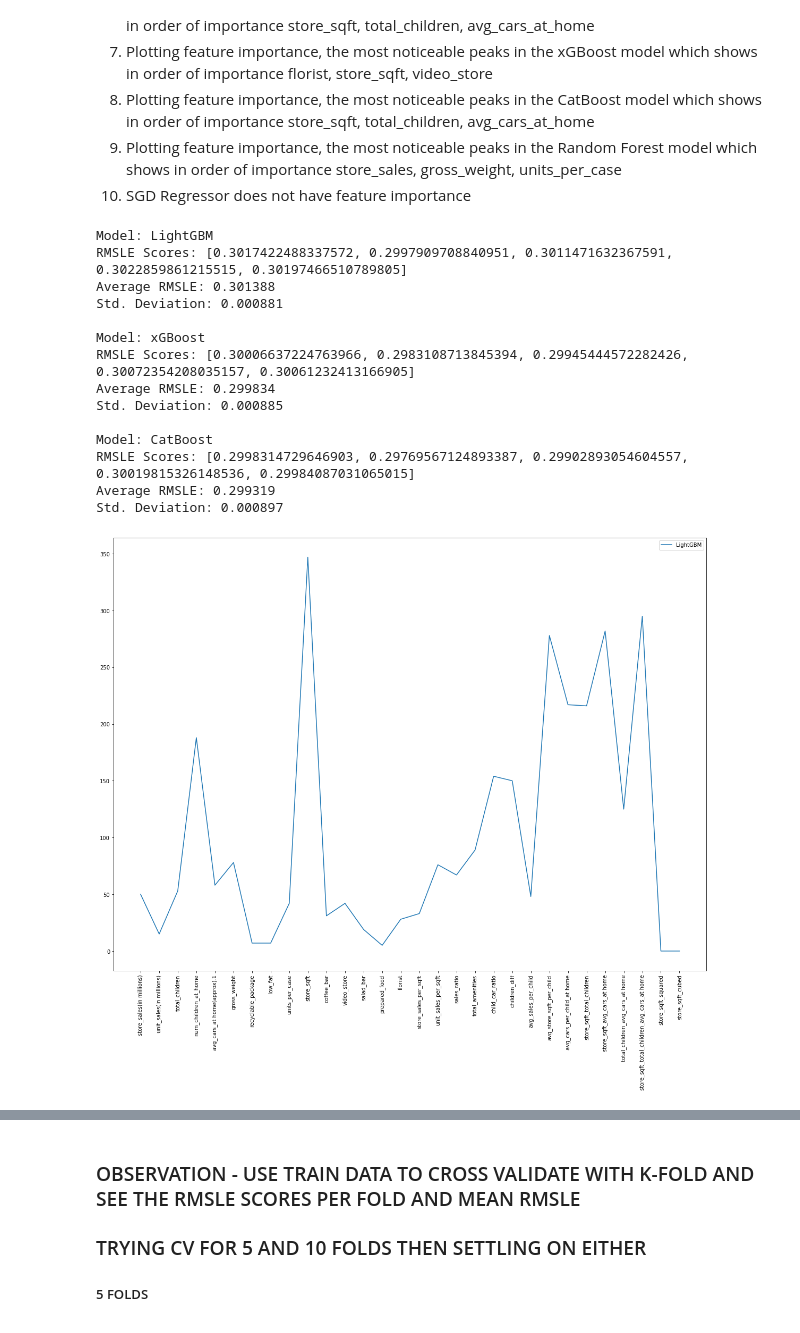
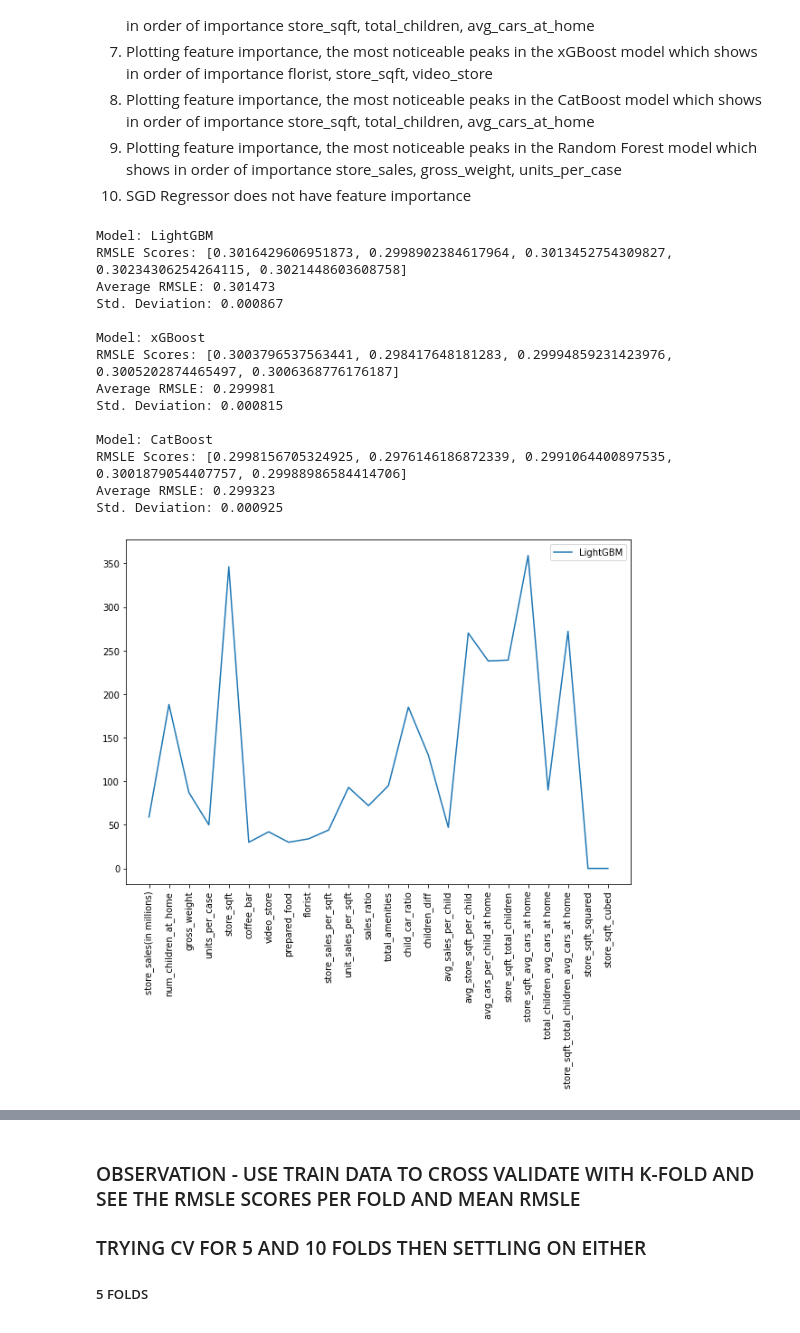
Before and after one commit to hardboyvino/kaggle_competition, a Jupyter notebook: playground_3.11/playground.ipynb, the cells around one changed output, grey strips where cells are left out. Saved outputs shown, nothing was run; the diff lists cells and outputs as text; code cells hidden in the pictures.

Commit message:
Remove more features based on feature importances
Removed features that are not as important, making the decision using the feature importances graph for CatBoostRegressor

```diff
--- a/playground_3.11/playground.ipynb
+++ b/playground_3.11/playground.ipynb
@@ -263,18 +261,17 @@ df_val['store_sqft_cubed'] = df_val['store_sqft'] ** 3
 # Code is setup to either use the stratified train-val split data or the original train-test data provided
 
 try:
-
-    X_train = df_train.drop(["id", "cost", "cost_bins"], axis=1)
+    X_train = df_train.drop(["id", "cost", "cost_bins", "unit_sales(in millions)", "total_children", "avg_cars_at home(approx).1", "recyclable_package", "low_fat", "salad_bar"], axis=1)
     y_train = df_train["cost"]
 
-    X_test = df_val.drop(["id", "cost", "cost_bins"], axis=1)
+    X_test = df_val.drop(["id", "cost", "cost_bins", "unit_sales(in millions)", "total_children", "avg_cars_at home(approx).1", "recyclable_package", "low_fat", "salad_bar"], axis=1)
     y_test = df_val["cost"]
 
 except KeyError:
-    X_train = df_train.drop(["id", "cost"], axis=1)
+    X_train = df_train.drop(["id", "cost", "unit_sales(in millions)", "total_children", "avg_cars_at home(approx).1", "recyclable_package", "low_fat", "salad_bar"], axis=1)
     y_train = df_train["cost"]
 
-    X_test = df_val.drop(["id"], axis=1)
+    X_test = df_val.drop(["id", "unit_sales(in millions)", "total_children", "avg_cars_at home(approx).1", "recyclable_package", "low_fat", "salad_bar"], axis=1)
 # %%
 # Perform cross-validation and calculate the RMSLE
 
@@ -323,35 +320,35 @@ CatBoost performed the best on baseline data before feature engineering and data
 # %%
 for name, model in models.items():
     rmsle_scores = evaluate_model(model, X_train, y_train)
     mean_rmsle = np.mean(rmsle_scores)
     std = np.std(rmsle_scores)
 
     print(f"Model: {name}")
     print(f"RMSLE Scores: {rmsle_scores}")
     print(f"Average RMSLE: {mean_rmsle:.6f}")
     print(f"Std. Deviation: {std:.6f}")
     try:
-        plt.figure(figsize=(20, 15))
+        plt.figure(figsize=(10, 7))
         plt.plot(model.feature_importances_, label=name)
         plt.xticks(np.arange(X_train.shape[1]), X_train.columns.tolist(), rotation=90)
         plt.legend()
 
-    except AttributeError: #Incase the model does not have 'feature_importances_'
+    except AttributeError: #Incase the model does not have "feature_importances_"
         pass
     print()
 # %% [output]
 Model: LightGBM
-RMSLE Scores: [0.3017422488337572, 0.2997909708840951, 0.3011471632367591, 0.3022859861215515, 0.30197466510789805]
-Average RMSLE: 0.301388
-Std. Deviation: 0.000881
+RMSLE Scores: [0.3016429606951873, 0.2998902384617964, 0.3013452754309827, 0.30234306254264115, 0.3021448603608758]
+Average RMSLE: 0.301473
+Std. Deviation: 0.000867
 
 Model: xGBoost
-RMSLE Scores: [0.30006637224763966, 0.2983108713845394, 0.29945444572282426, 0.30072354208035157, 0.30061232413166905]
-Average RMSLE: 0.299834
-Std. Deviation: 0.000885
+RMSLE Scores: [0.3003796537563441, 0.298417648181283, 0.29994859231423976, 0.3005202874465497, 0.3006368776176187]
+Average RMSLE: 0.299981
+Std. Deviation: 0.000815
 
 Model: CatBoost
-RMSLE Scores: [0.2998314729646903, 0.29769567124893387, 0.29902893054604557, 0.30019815326148536, 0.29984087031065015]
-Average RMSLE: 0.299319
-Std. Deviation: 0.000897
+RMSLE Scores: [0.2998156705324925, 0.2976146186872339, 0.2991064400897535, 0.3001879054407757, 0.29988986584414706]
+Average RMSLE: 0.299323
+Std. Deviation: 0.000925
-[figure, old version]
+[figure, new version]
```
Also changed, not shown: parts of 5 cells of this notebook.
